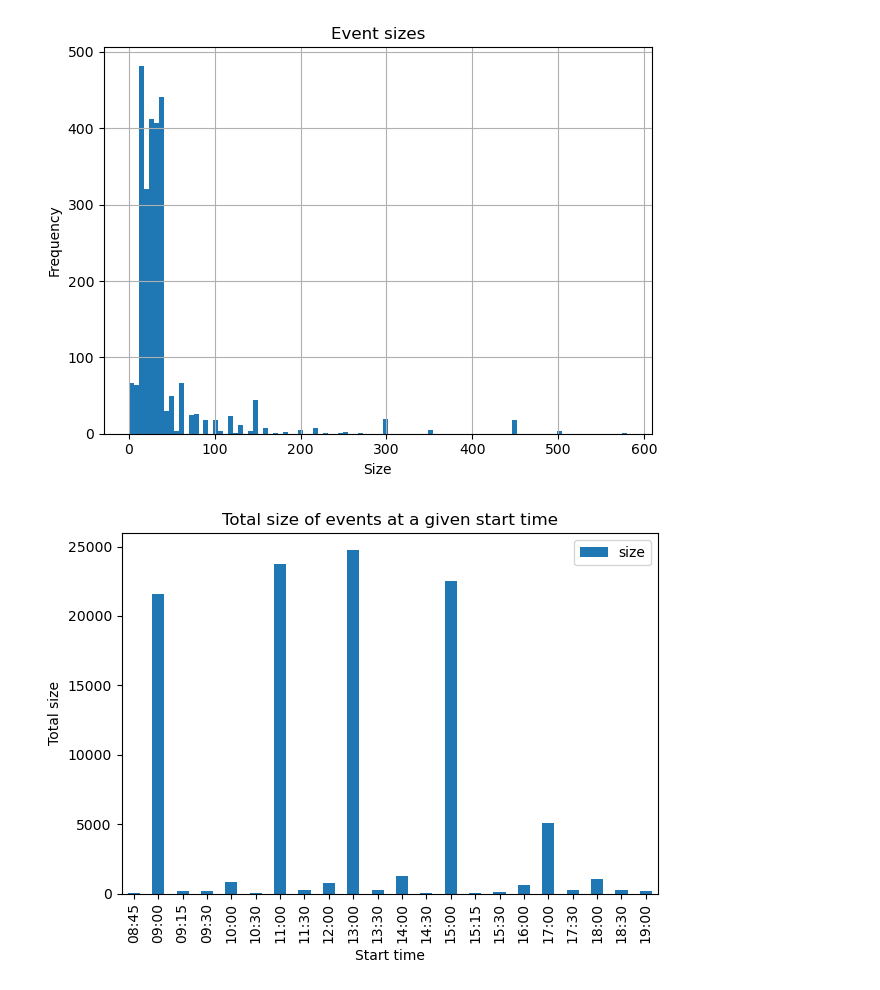
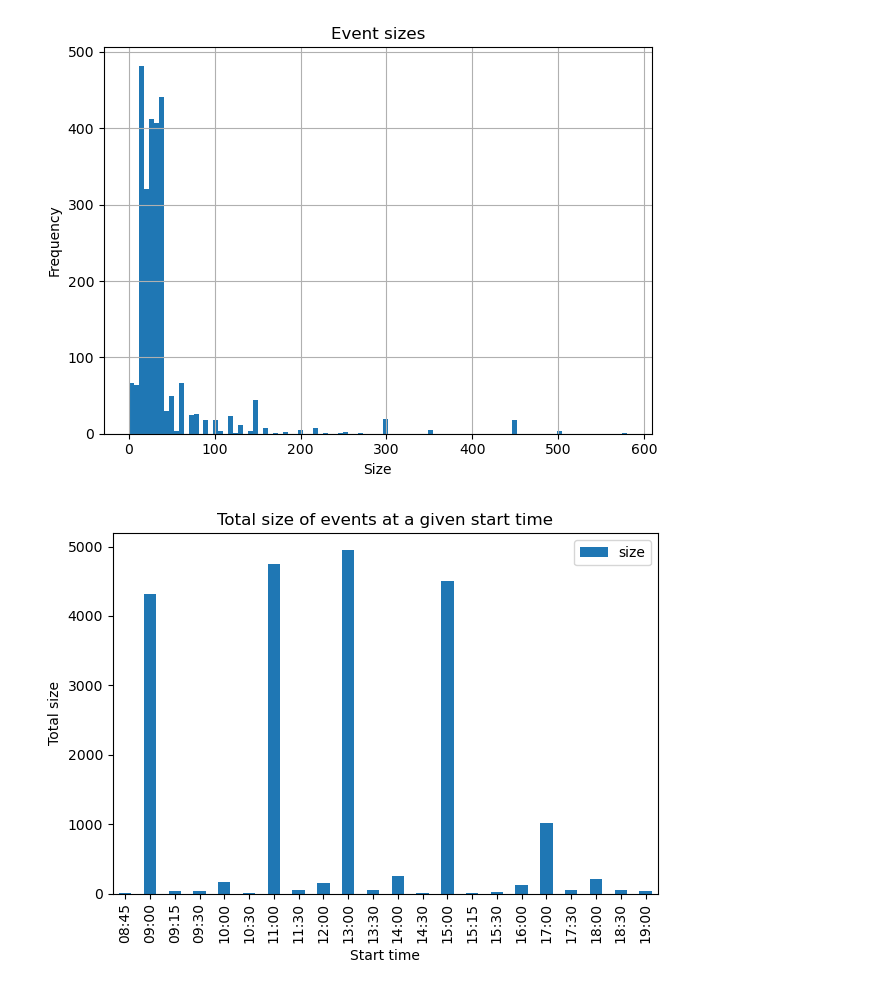
Before and after one commit to dJonaitis/roetersstraat, a Jupyter notebook: rooster/data_work.ipynb, the cells around one changed output. Saved outputs shown, nothing was run; the diff lists cells and outputs as text; code cells hidden in the pictures.

Commit message:
Fixed data visualisation showing 5 days worth of classes for one day.

```diff
--- a/rooster/data_work.ipynb
+++ b/rooster/data_work.ipynb
@@ -43,16 +43,17 @@ plt.show()
 [figure]
 # %%
 df_sum = df.groupby('start_time')['size'].sum().reset_index()
+df_sum['size'] = df_sum['size'] / 5
 df_sum.head()
 # plot df_sum
 df_sum.plot(x='start_time', y='size', kind='bar')
 plt.xlabel('Start time')
 plt.ylabel('Total size')
 plt.title('Total size of events at a given start time')
 plt.tight_layout()
 plt.show()
 # %% [output]
-[figure, old version]
+[figure, new version]
 # %%
 fig, axs = plt.subplots(1, 2, figsize=(12, 5))
 df['size'].hist(bins=100, ax=axs[0])
```
Also changed, not shown: parts of 3 cells of this notebook, 1 other file.
